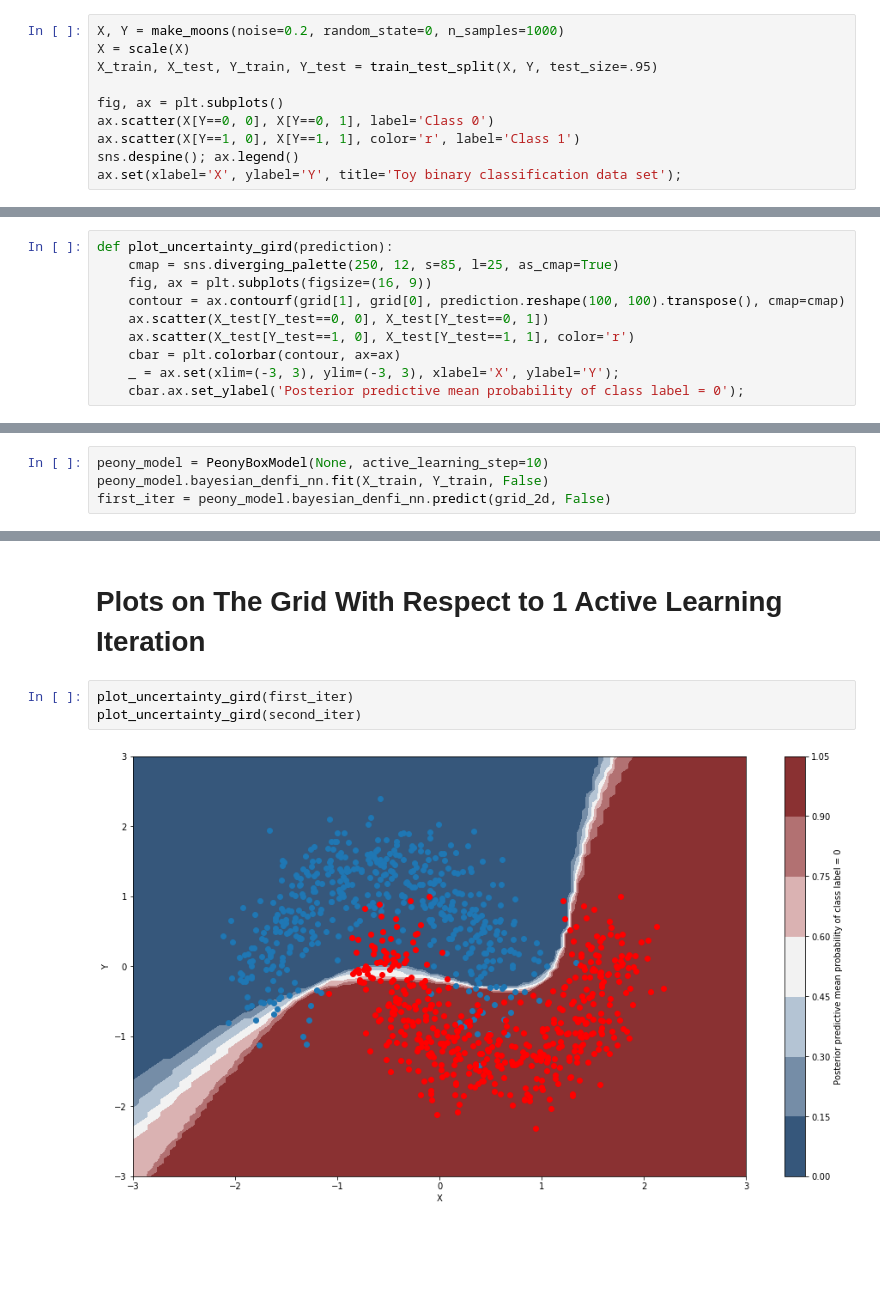
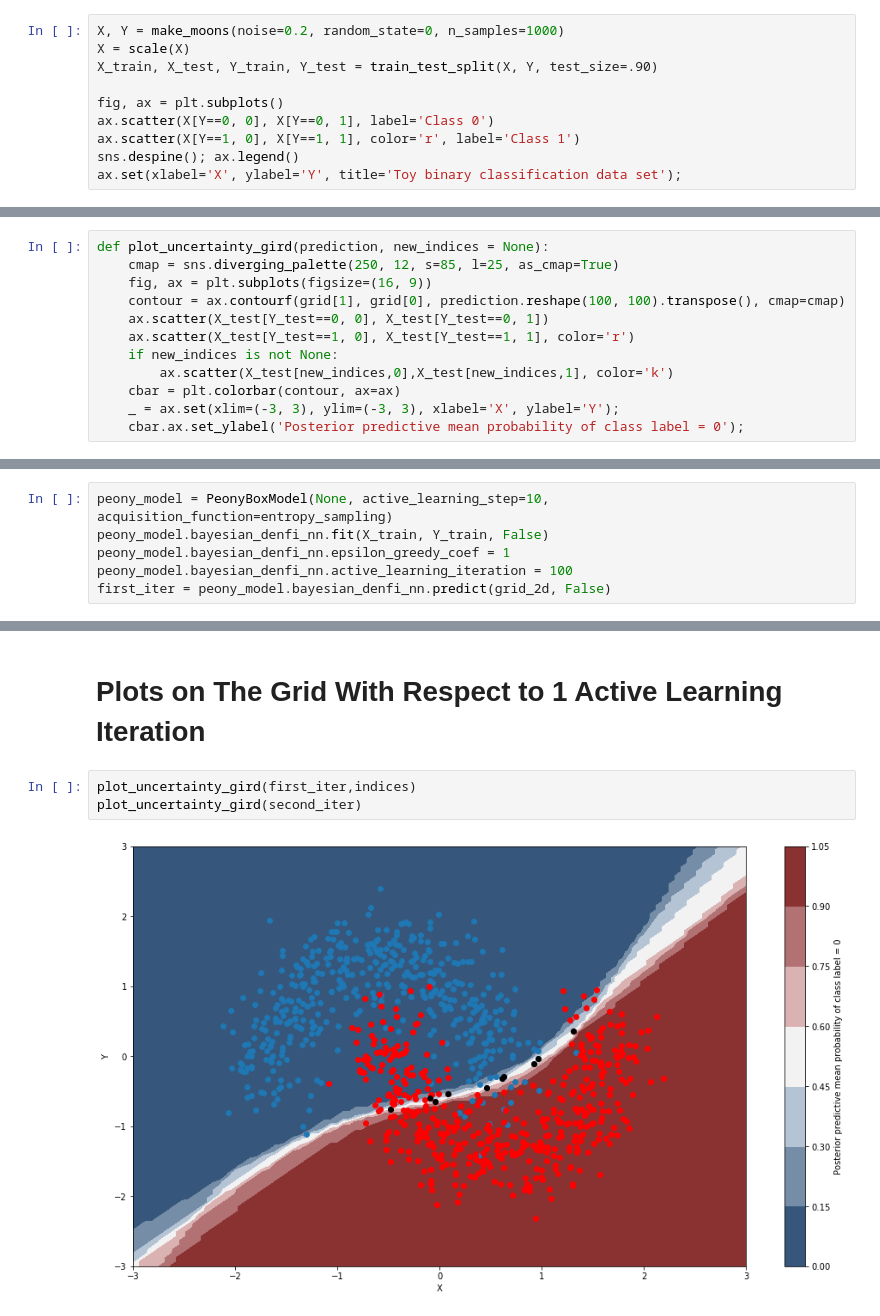
Before and after one commit to sahanmar/Peony, a Jupyter notebook: Peony_project/showcase/showcase_denfi_algorithm.ipynb, the cells around one changed output, grey strips where cells are left out. Drawn from its saved outputs; the diff is of its cells as text; blank space fills up the shorter version.

```diff
--- a/Peony_project/showcase/showcase_denfi_algorithm.ipynb
+++ b/Peony_project/showcase/showcase_denfi_algorithm.ipynb
@@ -22,7 +22,7 @@ from Peony_visualization.src.peony_visualization import visualize_two_auc_evolut
 # %%
 X, Y = make_moons(noise=0.2, random_state=0, n_samples=1000)
 X = scale(X)
-X_train, X_test, Y_train, Y_test = train_test_split(X, Y, test_size=.95)
+X_train, X_test, Y_train, Y_test = train_test_split(X, Y, test_size=.90)
 
 fig, ax = plt.subplots()
 ax.scatter(X[Y==0, 0], X[Y==0, 1], label='Class 0')
@@ -39,20 +39,24 @@ grid_2d = grid.reshape(2, -1).transpose()
 # %% [markdown]
 # Data With Algorithms Uncertainty Bounds
 # %%
-def plot_uncertainty_gird(prediction):
+def plot_uncertainty_gird(prediction, new_indices = None):
     cmap = sns.diverging_palette(250, 12, s=85, l=25, as_cmap=True)
     fig, ax = plt.subplots(figsize=(16, 9))
     contour = ax.contourf(grid[1], grid[0], prediction.reshape(100, 100).transpose(), cmap=cmap)
     ax.scatter(X_test[Y_test==0, 0], X_test[Y_test==0, 1])
     ax.scatter(X_test[Y_test==1, 0], X_test[Y_test==1, 1], color='r')
+    if new_indices is not None:
+        ax.scatter(X_test[new_indices,0],X_test[new_indices,1], color='k')
     cbar = plt.colorbar(contour, ax=ax)
     _ = ax.set(xlim=(-3, 3), ylim=(-3, 3), xlabel='X', ylabel='Y');
     cbar.ax.set_ylabel('Posterior predictive mean probability of class label = 0');
 # %% [markdown]
 # Train a Model and Get Predictions on a Grid
 # %%
-peony_model = PeonyBoxModel(None, active_learning_step=10)
+peony_model = PeonyBoxModel(None, active_learning_step=10, acquisition_function=entropy_sampling)
 peony_model.bayesian_denfi_nn.fit(X_train, Y_train, False)
+peony_model.bayesian_denfi_nn.epsilon_greedy_coef = 1
+peony_model.bayesian_denfi_nn.active_learning_iteration = 100
 first_iter = peony_model.bayesian_denfi_nn.predict(grid_2d, False)
 # %% [markdown]
 # Visualize Last 100 Loss Values With Respect To Ensembles
@@ -77,7 +81,7 @@ for curve in peony_model.bayesian_denfi_nn.model.loss_sequence:
 # %% [markdown]
 # Plots on The Grid With Respect to 1 Active Learning Iteration
 # %%
-plot_uncertainty_gird(first_iter)
+plot_uncertainty_gird(first_iter,indices)
 plot_uncertainty_gird(second_iter)
 # %% [output]
-[figure, old version]
+[figure, new version]
```
Also changed, not shown: parts of 3 cells of this notebook, 9 other files.
